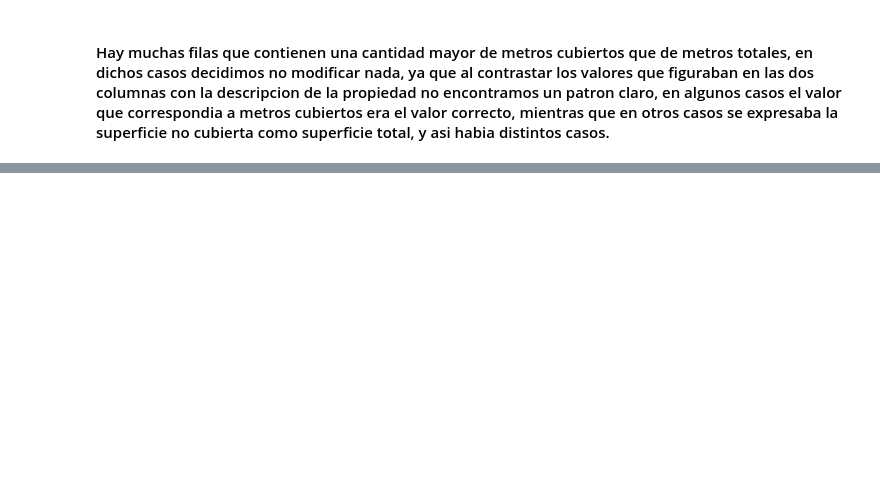
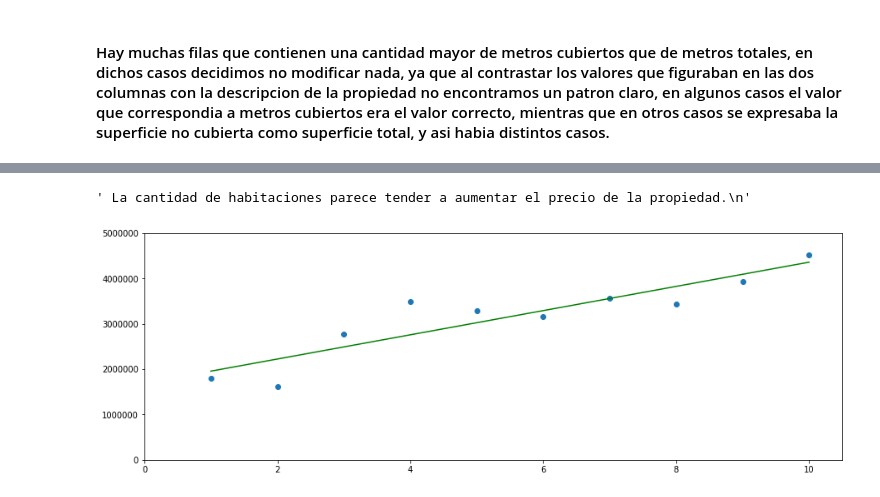
Before and after one commit to komod0/TPs-Org.Datos, a Jupyter notebook: tp1/Analisis de propiedades.ipynb, the cells around one changed output, grey strips where cells are left out. Saved outputs shown, nothing was run; the diff lists cells and outputs as text; code cells hidden in the pictures; blank space fills up the shorter version.

```diff
--- a/tp1/Analisis de propiedades.ipynb
+++ b/tp1/Analisis de propiedades.ipynb
@@ -340,0 +264,21 @@ plt.scatter(x, y)
+# %%
+''' ¿El precio promedio es proporcional a la cantidad de habitaciones?
+'''
+# Declarás variables a graficar
+x = [1,2,3,4,5,6,7,8,9,10]
+y = dfok.groupby('CantHabitaciones').mean()['Precio']
+
+plt.figure(figsize = (15, 5))
+plt.xlim([0, 10.5])
+plt.ylim([0, 5000000])
+
+# Tipo de gráfico
+plt.scatter(x, y);
+ldt = np.poly1d( np.polyfit(x, y, 1) )
+plt.plot(x, ldt(x), "g")
+
+''' La cantidad de habitaciones parece tender a aumentar el precio de la propiedad.
+'''
+# %% [output]
+' La cantidad de habitaciones parece tender a aumentar el precio de la propiedad.\n'
+[figure, added]
```
Also changed, not shown: parts of 14 cells of this notebook, 2 other files.
